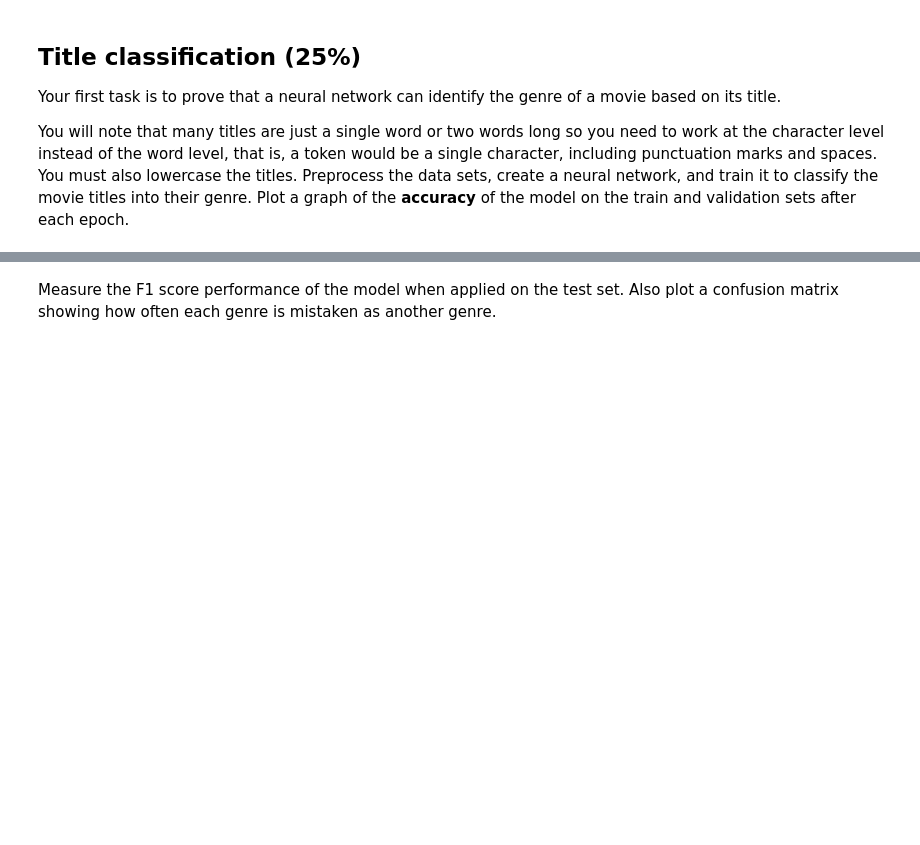
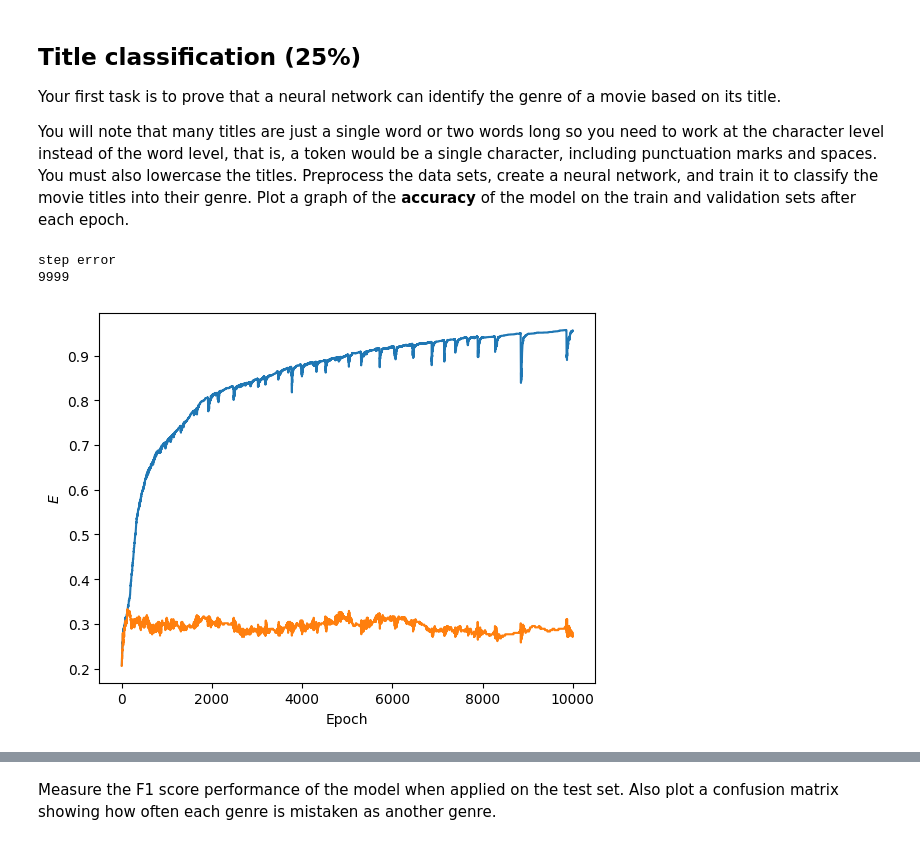
Before and after one commit to GabrielFreeze/llt3511, a Jupyter notebook: movie_titles.ipynb, the cells around one changed output, grey strips where cells are left out. Saved outputs shown, nothing was run; the diff lists cells and outputs as text; code cells hidden in the pictures; blank space fills up the shorter version.

```diff
--- a/movie_titles.ipynb
+++ b/movie_titles.ipynb
@@ -269,56 +269,58 @@ class Model(torch.nn.Module):
         return self.output_layer(state)
 # %%
 model = Model(len(vocab), embedding_size=16,
-              hidden_size=8, num_classes=len(categories))
+              hidden_size=16, num_classes=len(categories))
 model.to(device)
 
-optimiser = torch.optim.Adam(model.parameters())
+optimiser = torch.optim.AdamW(model.parameters())
 
 print('step', 'error')
 history = []
 
-for step in range(1, 20_000):
+for step in range(1, 10_000):
     optimiser.zero_grad()
     output = model(indexed_train_x, train_lens_x)
     error = torch.nn.functional.cross_entropy(
-        output, encoded_train_y)
+        output, encoded_train_y)  # Why does encoded work here
     error.backward()
     optimiser.step()
 
     print(step, end='\r')
-    if step % 1_000 == 0:
-        val_error = 0
+    # Calculate accuracy after every epoch
+    with torch.no_grad():
+        prediction = model(indexed_val_x, val_lens_x).argmax(axis=1).cpu()
+        actual = indexed_val_y.squeeze(1).cpu()
 
-        with torch.no_grad():
-            prediction = torch.softmax(
-                model(indexed_val_x, val_lens_x), dim=1).argmax(axis=1).float()
+        val_accuracy = sklearn.metrics.accuracy_score(prediction, actual)
+        train_accuracy = sklearn.metrics.accuracy_score(
+            output.argmax(axis=1).cpu(), indexed_train_y.squeeze(1).cpu())
 
-            actual = encoded_val_y.argmax(axis=1).float()
+    # Track accuracy over time
+    history.append(
+        (step, train_accuracy, val_accuracy))
 
-            val_error += torch.nn.functional.cross_entropy(prediction, actual)
-
-        avg_val_error = val_error/len(val_x)
-
-        # Track loss over time
-        history.append(
-            (step, error.tolist(), avg_val_error.tolist()))
-
-        print(step, history[-1][1:])
-
-history = pd.DataFrame(
-    history, columns=['Epoch', 'Train Loss', 'Validation Loss'])
-
-# torch.save(model.state_dict(),'model_01')
+#     print(step, round(train_accuracy,4),round(val_accuracy,4))
+# %% [output]
+step error
+9999
 # %%
 import seaborn as sns
+
+
+history = pd.DataFrame(
+    history, columns=['Epoch', 'Train Accuracy', 'Validation Accuracy'])
+
+
 (fig, ax) = plt.subplots(1, 1)
 ax.set_xlabel('step')
 ax.set_ylabel('$E$')
-sns.lineplot(data=history, x='Epoch', y='Train Loss',ax=ax)
-sns.lineplot(data=history, x='Epoch', y='Validation Loss' ,ax=ax)
+sns.lineplot(data=history, x='Epoch', y='Train Accuracy',ax=ax)
+sns.lineplot(data=history, x='Epoch', y='Validation Accuracy' ,ax=ax)
 
 ax.set_xlabel('Epoch')
 ax.set_ylabel('$E$')
 
 plt.show()
+# %% [output]
+[figure, added]
 # %%
```
Also changed, not shown: parts of 8 cells of this notebook, 2 other files.
